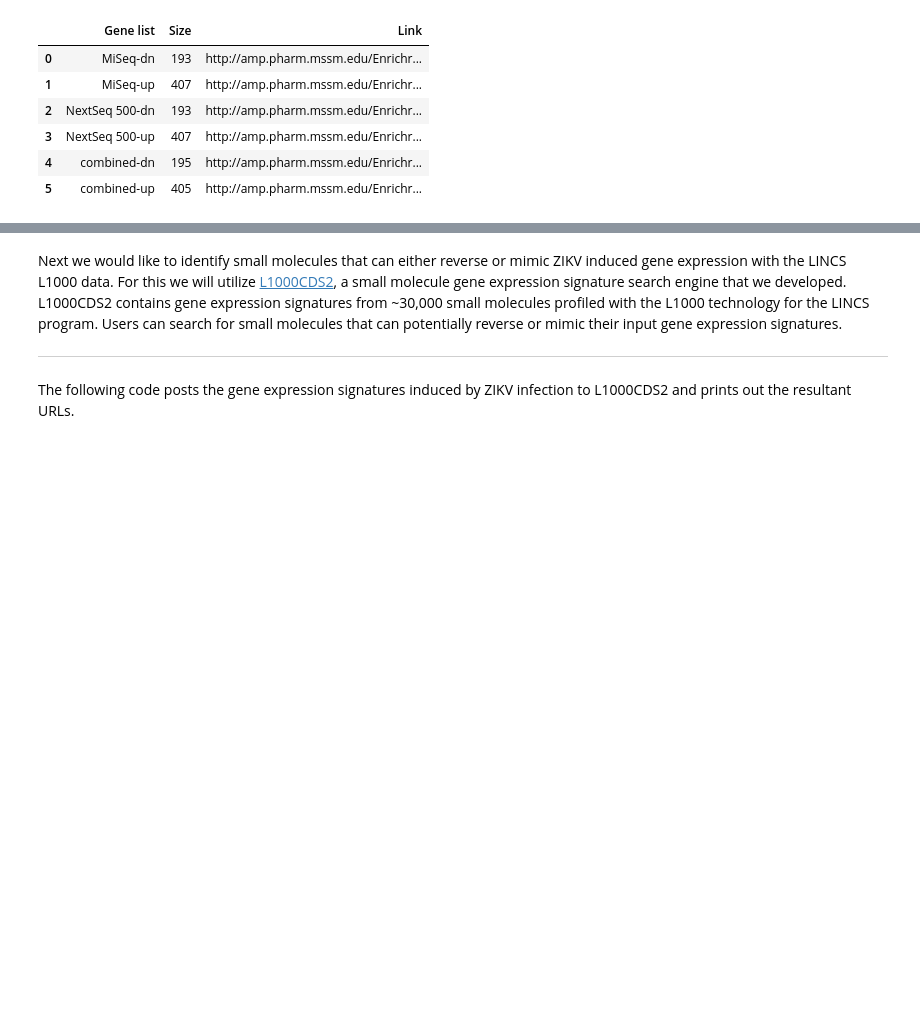
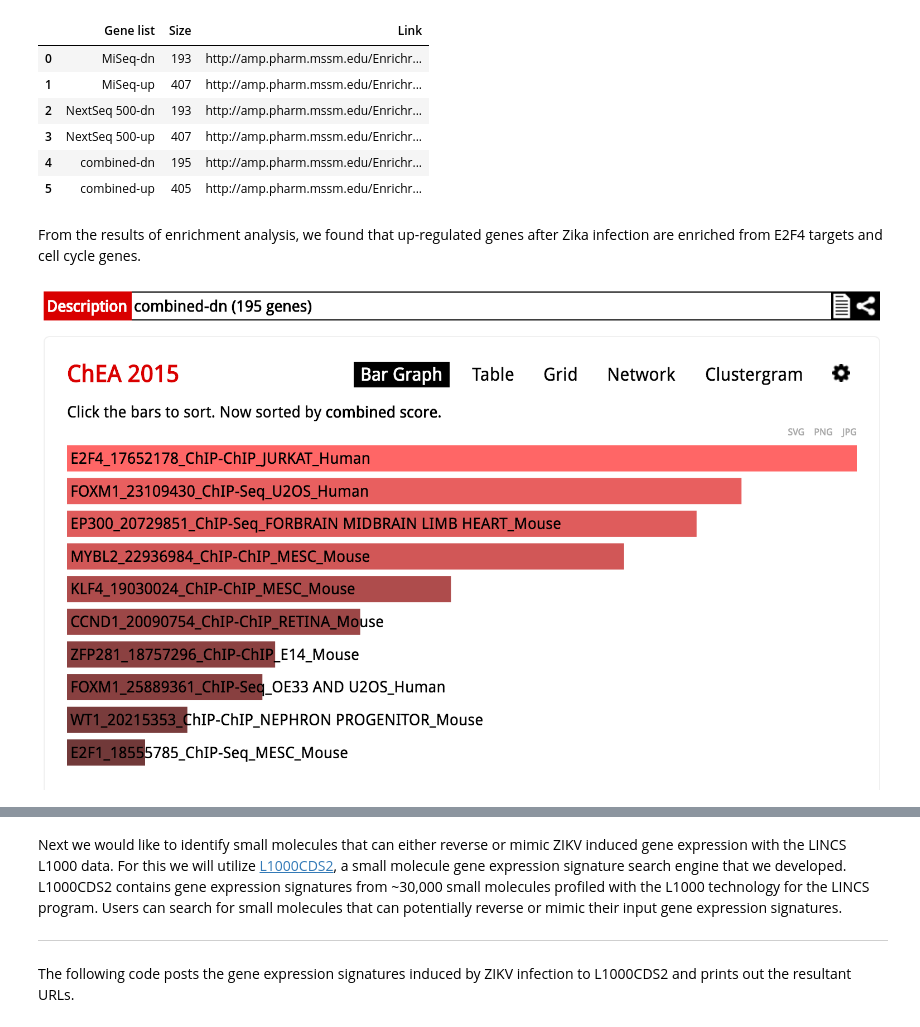
Before and after one commit to MaayanLab/Zika-RNAseq-Pipeline, a Jupyter notebook: Zika.ipynb, the cells around one changed output, grey strips where cells are left out. Drawn from its saved outputs; the diff is of its cells as text; code cells hidden in the pictures; blank space fills up the shorter version.

Commit message:
added screenshots of Enrichr results; added Harmonizome links

```diff
--- a/Zika.ipynb
+++ b/Zika.ipynb
@@ -319,3 +320,10 @@ HTML(enrichr_results['Enrichr_links'].to_html(escape=False))
 | 3 | NextSeq 500-up | 407 | http://amp.pharm.mssm.edu/Enrichr... |
 | 4 | combined-dn | 195 | http://amp.pharm.mssm.edu/Enrichr... |
 | 5 | combined-up | 405 | http://amp.pharm.mssm.edu/Enrichr... |
+# %% [markdown]
+From the results of enrichment analysis, we found that up-regulated genes after Zika infection are enriched from E2F4 targets and cell cycle genes.
+# %%
+from IPython.display import Image
+Image('img/combined-dn_ChEA.png', width='600')
+# %% [output]
+[figure, added]
```
Also changed, not shown: parts of 11 cells of this notebook, 4 other files.
